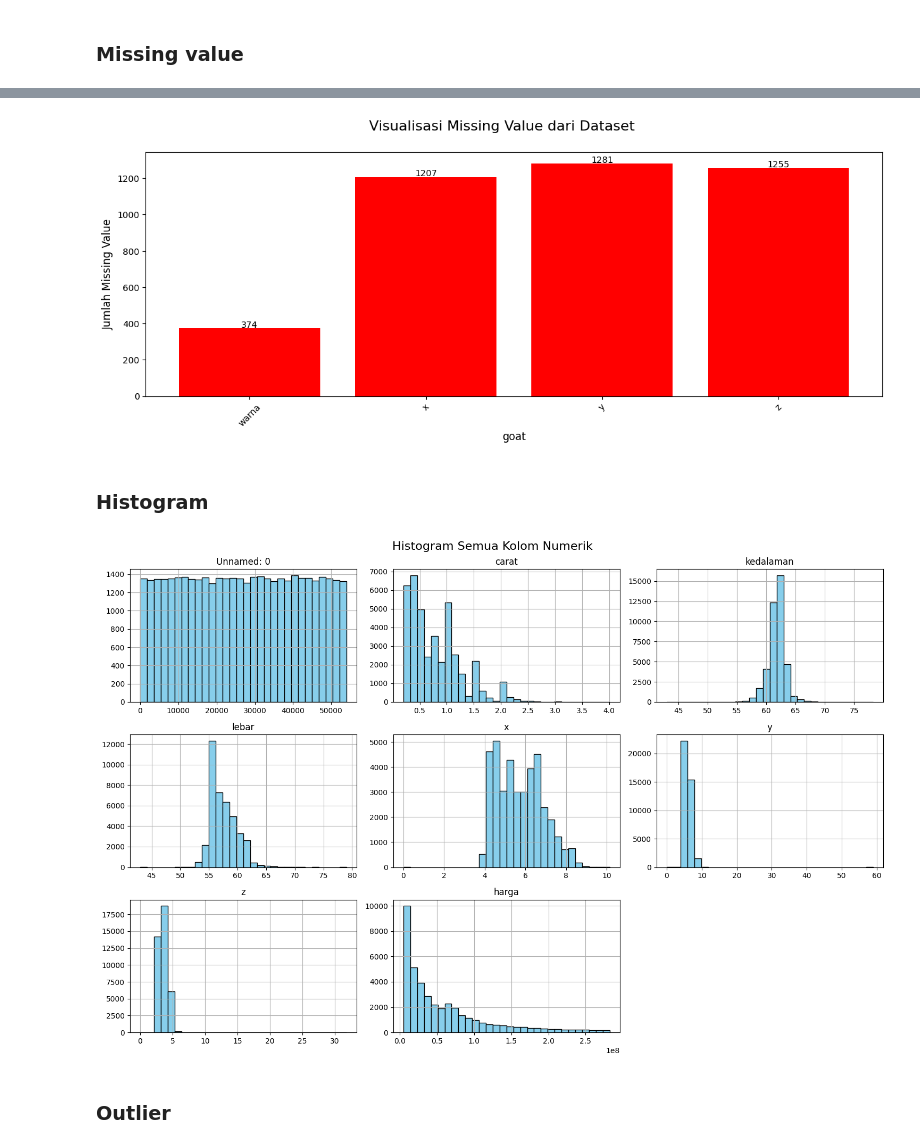
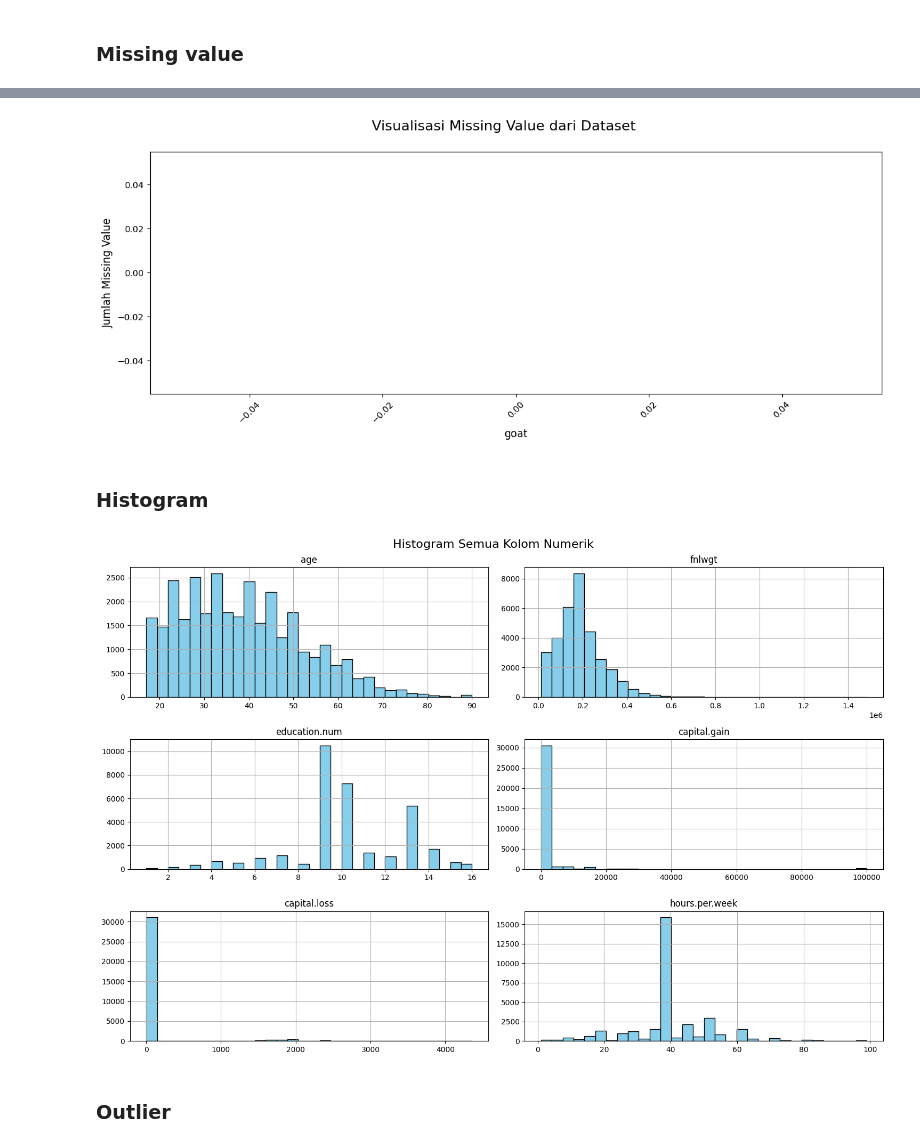
Before and after one commit to zhafif05/belajar_ai, a Jupyter notebook: data_preposessing/Prediksi_Harga_Berlian_(EDA)_preposesing.ipynb, the cells around one changed output, grey strips where cells are left out. Drawn from its saved outputs; the diff is of its cells as text; code cells hidden in the pictures.

```diff
--- a/data_preposessing/Prediksi_Harga_Berlian_(EDA)_preposesing.ipynb
+++ b/data_preposessing/Prediksi_Harga_Berlian_(EDA)_preposesing.ipynb
@@ -247,7 +240,7 @@ max       58.900000     31.800000  2.823450e+08
 import pandas as pd
 
 # Baca dataset
-df = pd.read_csv("berlian.csv")
+df = pd.read_csv("adult.csv")
 
 # ==============================
 # MENCARI VARIABEL NUMERIKAL
@@ -369,34 +371,34 @@ dtype: int64
 # %%
 import pandas as pd
 import matplotlib.pyplot as plt
 
 # 1. Baca dataset
-df = pd.read_csv("berlian.csv")
+df = pd.read_csv("adult.csv")
 
 # 2. Hitung missing value untuk setiap kolom
 missing_value = df.isnull().sum()
 
 # 3. Filter hanya kolom yang punya missing value > 0 (opsional)
 missing_value = missing_value[missing_value > 0]
 
 # 4. Visualisasi Missing Value
 fig = plt.figure(figsize=(15, 5))
 plt.bar(missing_value.index, missing_value.values, color="red")
 
 # Tambahkan label di atas bar
 def addlabels(x, y):
     for i in range(len(x)):
         plt.text(i, y[i] + 5, y[i], ha='center', fontsize=10)
 
 addlabels(missing_value.index, missing_value.values)
 
 plt.suptitle('Visualisasi Missing Value dari Dataset', fontsize=16)
 plt.xlabel('goat', fontsize=12)
 plt.ylabel('Jumlah Missing Value', fontsize=12)
 plt.xticks(rotation=45)
 plt.show()
 # %% [output]
-[figure, old version]
+[figure, new version]
 # %% [markdown]
 ### Histogram
 # %%
@@ -404,7 +406,7 @@ import pandas as pd
 import matplotlib.pyplot as plt
 
 # 1. Baca dataset
-df = pd.read_csv("berlian.csv")
+df = pd.read_csv("adult.csv")
 
 # 2. Ambil hanya kolom numerik
 numerik_cols = df.select_dtypes(include=['int64', 'float64']).columns
@@ -421,7 +423,7 @@ plt.suptitle("Histogram Semua Kolom Numerik", fontsize=16)
 plt.tight_layout()
 plt.show()
 # %% [output]
-[figure, old version]
+[figure, new version]
 # %% [markdown]
 ### Outlier
 # %%
```
Also changed, not shown: parts of 25 cells of this notebook, 1 other file.
